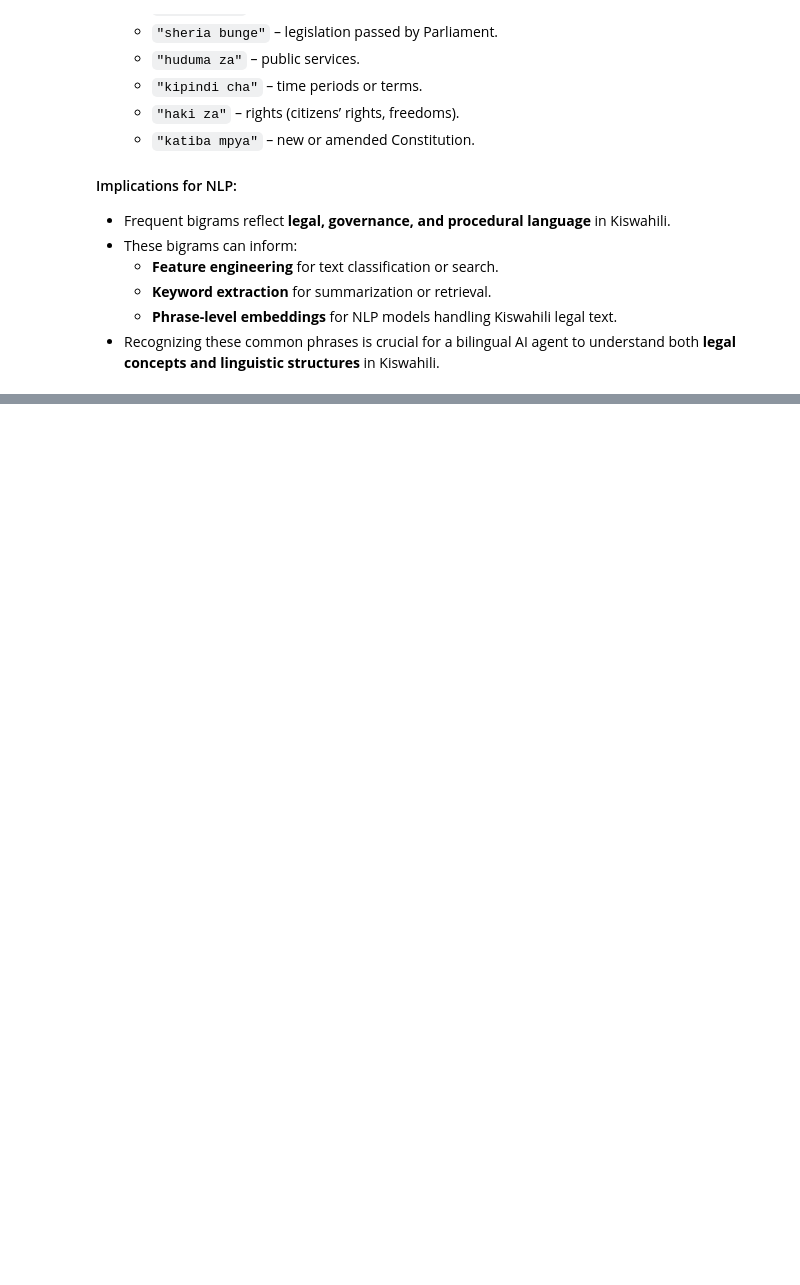
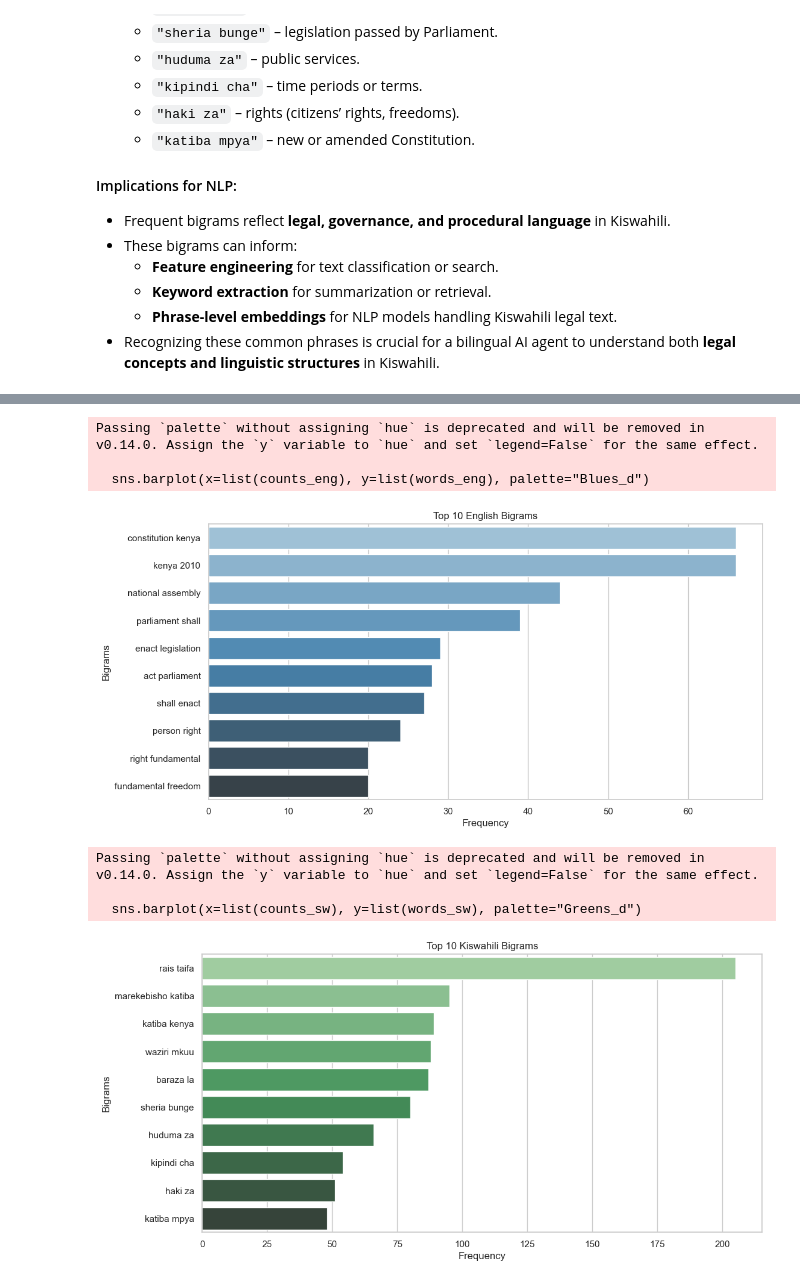
Before and after one commit to OndiekiFrank/kenya-constitution-ai-agent, a Jupyter notebook: Notebooks/kenya_constitution_ai_agent.ipynb, the cells around one changed output, grey strips where cells are left out. Saved outputs shown, nothing was run; the diff lists cells and outputs as text; code cells hidden in the pictures; blank space fills up the shorter version.

Commit message:
Add N-gram frequency analysis visuals .

```diff
--- a/Notebooks/kenya_constitution_ai_agent.ipynb
+++ b/Notebooks/kenya_constitution_ai_agent.ipynb
@@ -827,0 +833,27 @@ We analyzed the most frequently occurring **bigrams** in the Kiswahili articles
+# %%
+# --- English Bigrams ---
+words_eng, counts_eng = zip(*top_10_bigrams)
+plt.figure(figsize=(12,6))
+sns.barplot(x=list(counts_eng), y=list(words_eng), palette="Blues_d")
+plt.title("Top 10 English Bigrams")
+plt.xlabel("Frequency")
+plt.ylabel("Bigrams")
+plt.show()
+
+# --- Kiswahili Bigrams ---
+words_sw, counts_sw = zip(*top_10_bigrams_sw)
+plt.figure(figsize=(12,6))
+sns.barplot(x=list(counts_sw), y=list(words_sw), palette="Greens_d")
+plt.title("Top 10 Kiswahili Bigrams")
+plt.xlabel("Frequency")
+plt.ylabel("Bigrams")
+plt.show()
+# %% [output]
+Passing `palette` without assigning `hue` is deprecated and will be removed in v0.14.0. Assign the `y` variable to `hue` and set `legend=False` for the same effect.
+
+  sns.barplot(x=list(counts_eng), y=list(words_eng), palette="Blues_d")
+[figure, added]
+Passing `palette` without assigning `hue` is deprecated and will be removed in v0.14.0. Assign the `y` variable to `hue` and set `legend=False` for the same effect.
+
+  sns.barplot(x=list(counts_sw), y=list(words_sw), palette="Greens_d")
+[figure, added]
```
Also changed, not shown: parts of 1 cell of this notebook.
